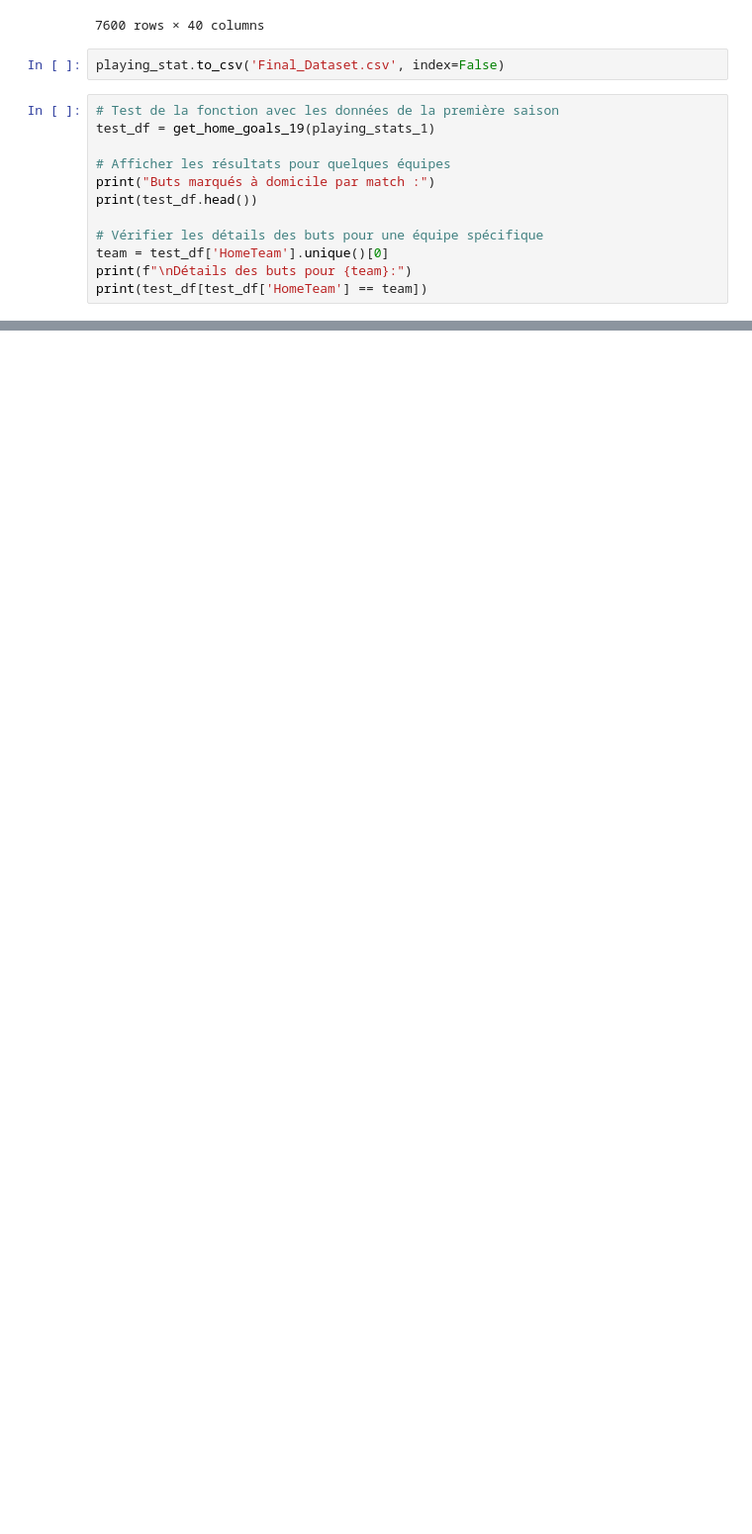
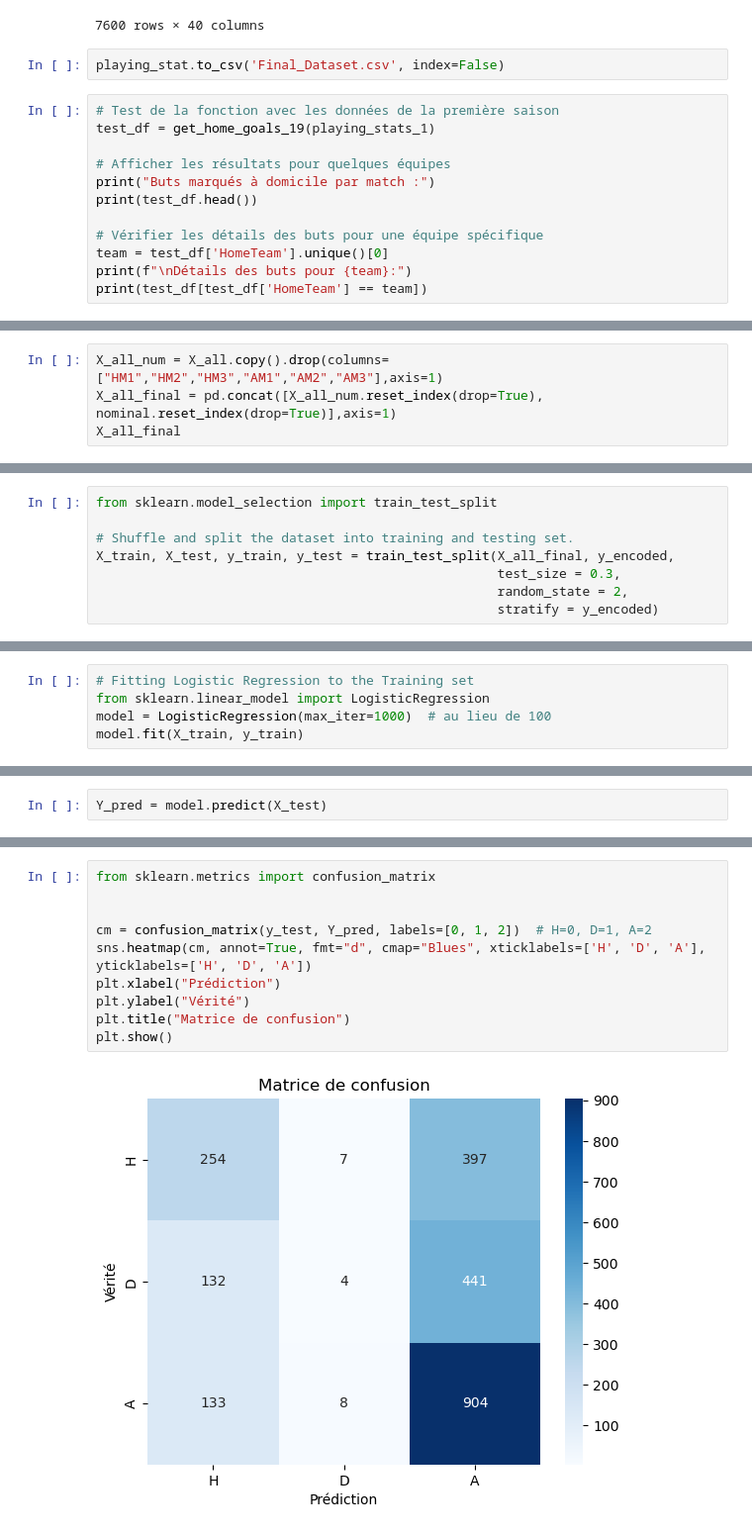
Before and after one commit to AnisBenOthman/Match-prediction, a Jupyter notebook: main.ipynb, the cells around one changed output, grey strips where cells are left out. Shown at 99% size. Cells and saved outputs as stored; diff of their text form; blank space fills up the shorter version.

Commit message:
add model algorithm

```diff
--- a/main.ipynb
+++ b/main.ipynb
@@ -814,0 +1088,4 @@ print(test_df[test_df['HomeTeam'] == team])
+# %%
+X_all_num = X_all.copy().drop(columns=["HM1","HM2","HM3","AM1","AM2","AM3"],axis=1)
+X_all_final = pd.concat([X_all_num.reset_index(drop=True), nominal.reset_index(drop=True)],axis=1)
+X_all_final
@@ -814,0 +1108,8 @@ print(test_df[test_df['HomeTeam'] == team])
+# %%
+from sklearn.model_selection import train_test_split
+
+# Shuffle and split the dataset into training and testing set.
+X_train, X_test, y_train, y_test = train_test_split(X_all_final, y_encoded,
+                                                    test_size = 0.3,
+                                                    random_state = 2,
+                                                    stratify = y_encoded)
@@ -814,0 +1118,5 @@ print(test_df[test_df['HomeTeam'] == team])
+# %%
+# Fitting Logistic Regression to the Training set
+from sklearn.linear_model import LogisticRegression
+model = LogisticRegression(max_iter=1000)  # au lieu de 100
+model.fit(X_train, y_train)
@@ -814,0 +1125,2 @@ print(test_df[test_df['HomeTeam'] == team])
+# %%
+Y_pred = model.predict(X_test)
@@ -814,0 +1134,12 @@ print(test_df[test_df['HomeTeam'] == team])
+# %%
+from sklearn.metrics import confusion_matrix
+
+
+cm = confusion_matrix(y_test, Y_pred, labels=[0, 1, 2])  # H=0, D=1, A=2
+sns.heatmap(cm, annot=True, fmt="d", cmap="Blues", xticklabels=['H', 'D', 'A'], yticklabels=['H', 'D', 'A'])
+plt.xlabel("Prédiction")
+plt.ylabel("Vérité")
+plt.title("Matrice de confusion")
+plt.show()
+# %% [output]
+[figure, added]
```
Also changed, not shown: parts of 37 cells of this notebook.
